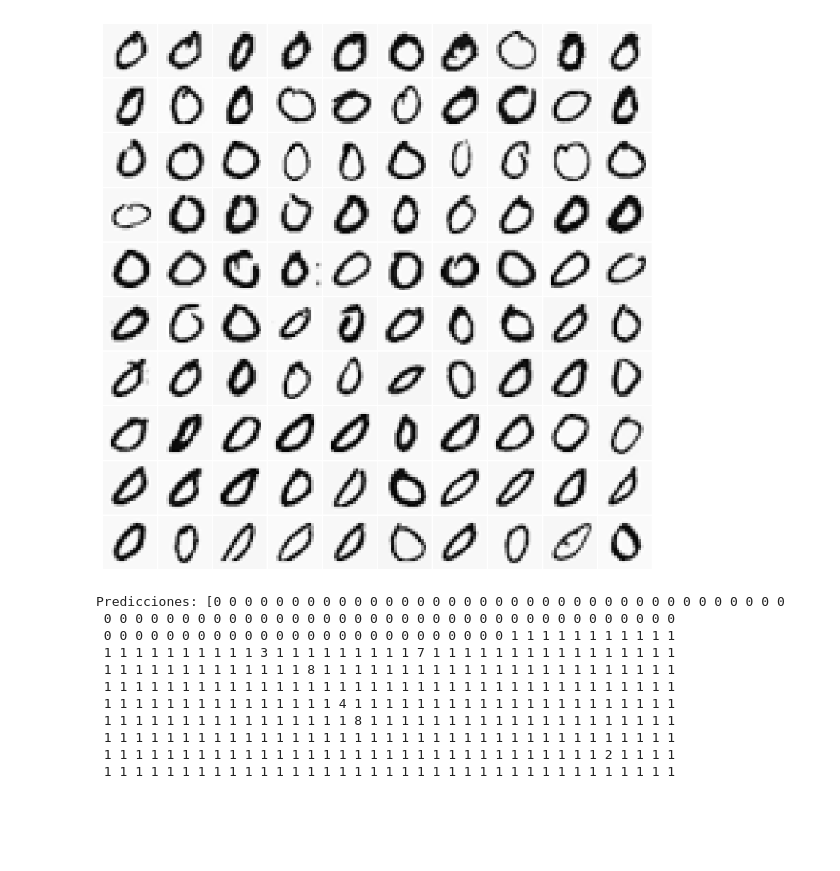
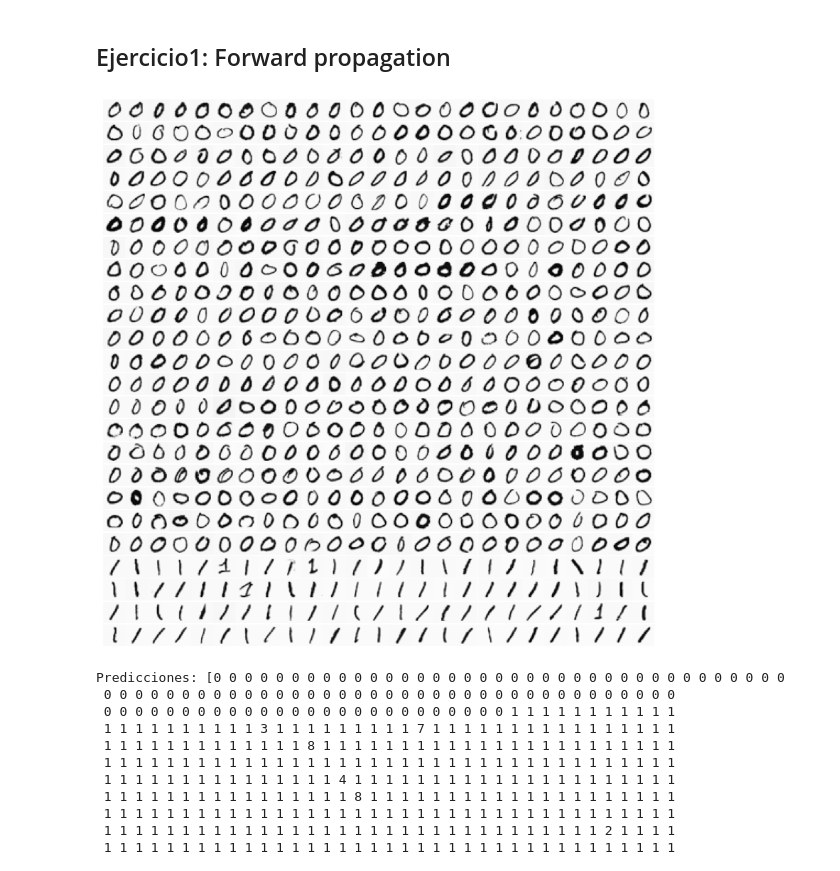
Before and after one commit to Lauu029/ApA, a Jupyter notebook: p4/Practica4.ipynb, the cells around one changed output. Drawn from its saved outputs; the diff is of its cells as text; code cells hidden in the pictures; blank space fills up the shorter version.

```diff
--- a/p4/Practica4.ipynb
+++ b/p4/Practica4.ipynb
@@ -4,14 +4,16 @@ import ANN as ann
 import numpy as np
 from scipy.io import loadmat, savemat
 import sklearn.metrics as sk
+# %% [markdown]
+## Ejercicio1: Forward propagation
 # %%
 data = loadmat('data/ex3data1.mat', squeeze_me=True)
 y = data['y']
 X = data['X']
 # %%
-utils.displayData(X[:100])
+utils.displayData(X[:600])
 # %% [output]
-[figure, old version]
+[figure, new version]
 # %%
 weights = loadmat('data/ex3weights.mat')
 theta1, theta2 = weights['Theta1'], weights['Theta2']
```
Also changed, not shown: parts of 1 cell of this notebook, 8 other files.
